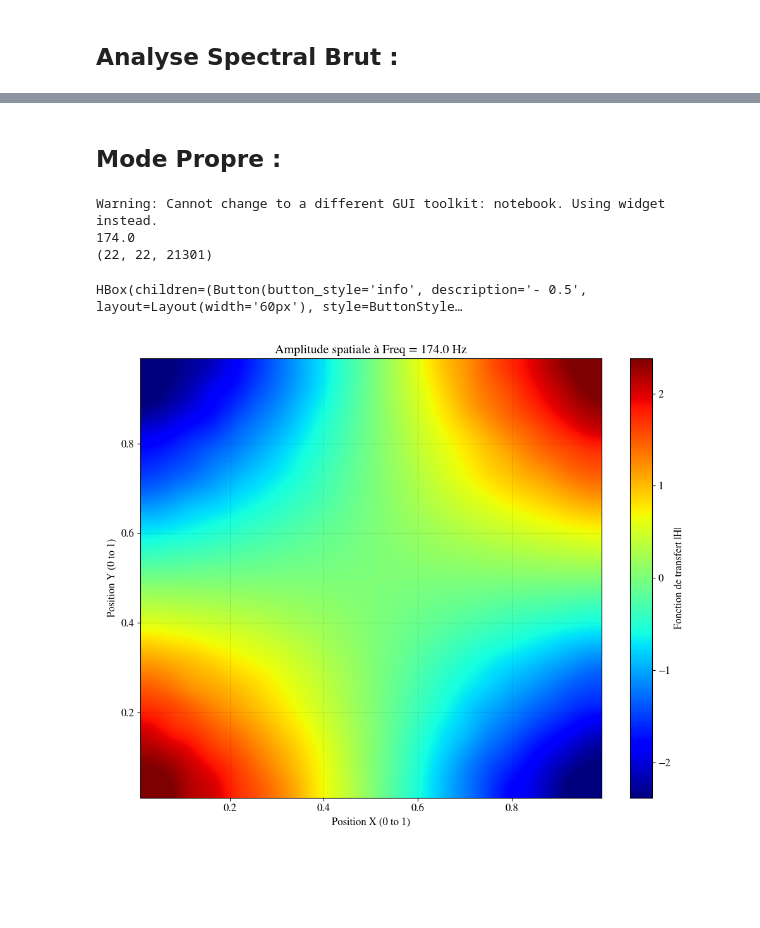
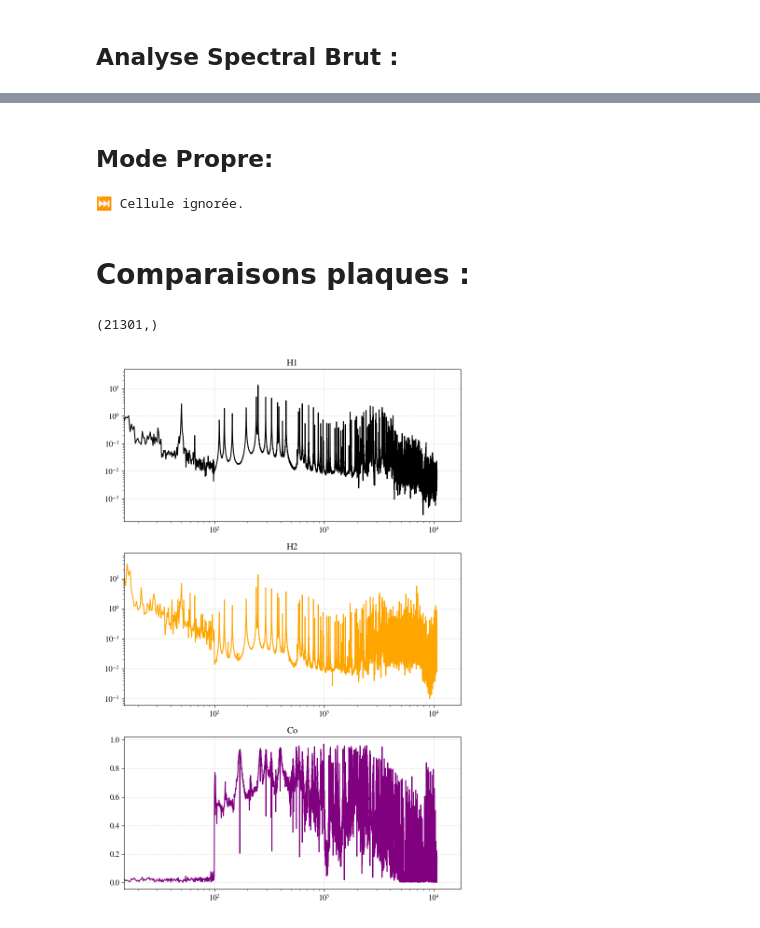
Before and after one commit to Oxineo/Laser_vibrometer_with_6_axes_robot, a Jupyter notebook: Signal_processing/process_reshape.ipynb, the cells around one changed output, grey strips where cells are left out. Cells and saved outputs as stored; diff of their text form; code cells hidden in the pictures; blank space fills up the shorter version.

```diff
--- a/Signal_processing/process_reshape.ipynb
+++ b/Signal_processing/process_reshape.ipynb
@@ -172,8 +201,8 @@ plt.show()
 # %% [markdown]
-Mode Propre :
+Mode Propre:
 ---
 # %%
-%matplotlib notebook
+%%skip True
 
 from ipywidgets import *
 from ipywidgets import FloatSlider, Button, HBox, Layout, interactive_output
@@ -188,7 +217,10 @@ idx = min(range(len(freqs)), key=lambda i: abs(freqs[i]-freq_init))
 
 print(freqs[idx])
 
-H1_r = np.real(H1)
+idx_max = np.searchsorted(freqs, 2500.0) + 1
+
+H1_r = np.real(H1.astype(np.complex64))[:, :, :idx_max]
+
 
 im = ax_fft2D.imshow(H1_r[:,:,idx].T,
                      extent=extent_physique,
@@ -254,8 +286,7 @@ out = interactive_output(update, {'freq': freq_slider})
 
 display(interface)
 # %% [output]
-Warning: Cannot change to a different GUI toolkit: notebook. Using widget instead.
-174.0
-(22, 22, 21301)
+⏭️ Cellule ignorée.
-HBox(children=(Button(button_style='info', description='- 0.5', layout=Layout(width='60px'), style=ButtonStyle…
-[figure, removed]
+# %% [markdown]
+Comparaisons plaques :
+===
@@ -261,0 +343,38 @@ HBox(children=(Button(button_style='info', description='- 0.5', layout=Layout(wi
+# %%
+%%skip False
+
+H1_2 = Sxy_avg / Sxx_avg
+H2_2 = Syy_avg / Sxy_avg
+
+Co_2 = H1_2 / H2_2
+
+H1_XY_2 = np.sqrt(np.mean(H1_2**2 , axis=(0,1)))
+H2_XY_2 = np.sqrt(np.mean(H2_2**2 , axis=(0,1)))
+Co_XY_2 = np.mean(Co_2,axis=(0,1),)
+
+print(H1_XY.shape)
+
+fig = plt.figure(figsize=(8,12))
+ax_H1 = fig.add_subplot(311)
+
+ax_H1.loglog(freqs , np.abs(H1_XY) ,color = 'black')
+ax_H1.set_xlim(left = 15)
+ax_H1.set_title("H1")
+
+ax_H2 = fig.add_subplot(312,sharex = ax_H1)
+
+ax_H2.loglog(freqs , np.abs(H2_XY) ,color = 'orange')
+ax_H2.set_xlim(15)
+ax_H2.set_title("H2")
+
+
+ax_Co = fig.add_subplot(313,sharex = ax_H1)
+
+ax_Co.semilogx(freqs , np.abs(Co_XY_2),color = 'purple')
+ax_Co.set_xlim(15)
+ax_Co.set_title("Co")
+
+plt.show()
+# %% [output]
+(21301,)
+[figure, added]
```
Also changed, not shown: parts of 16 cells of this notebook, 6 other files.
